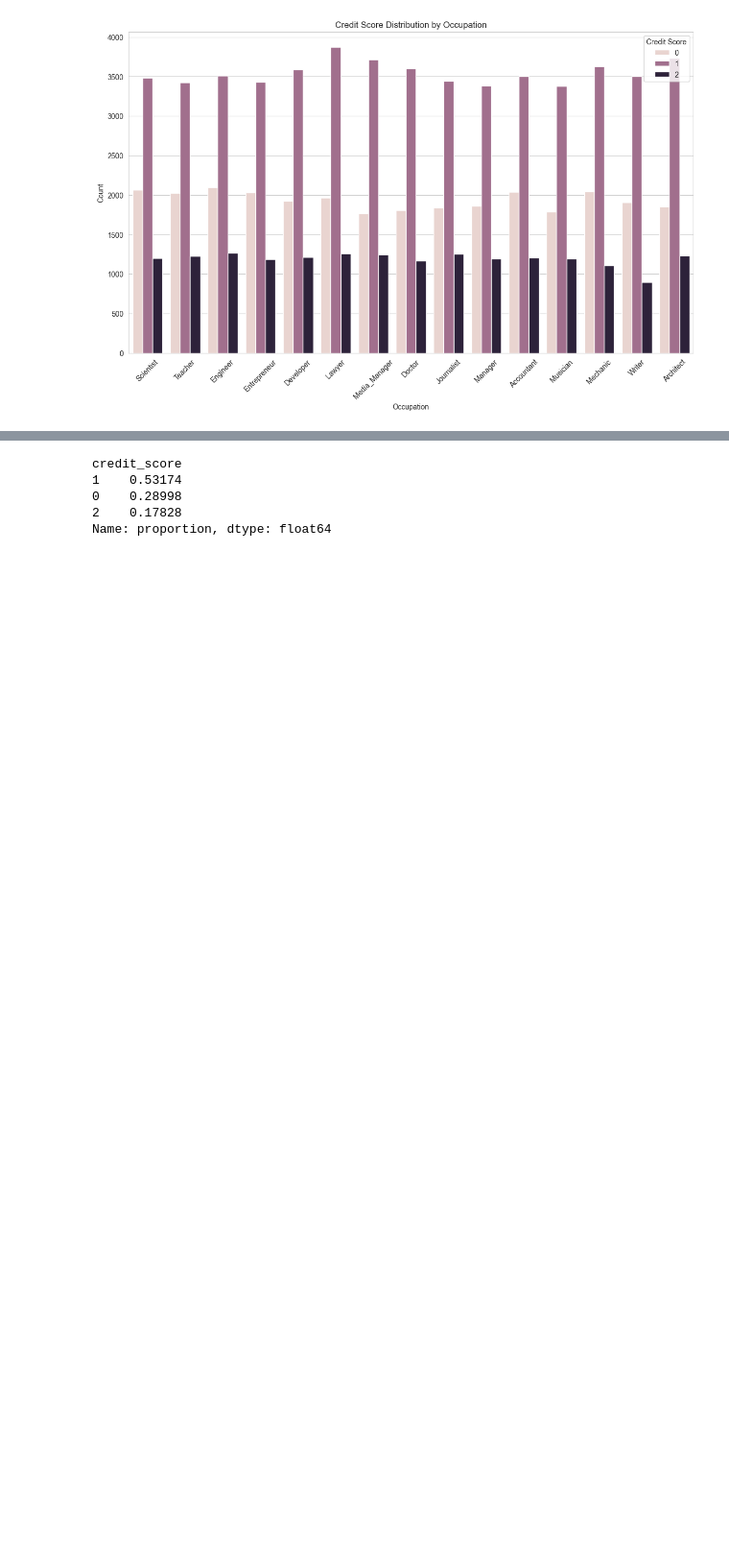
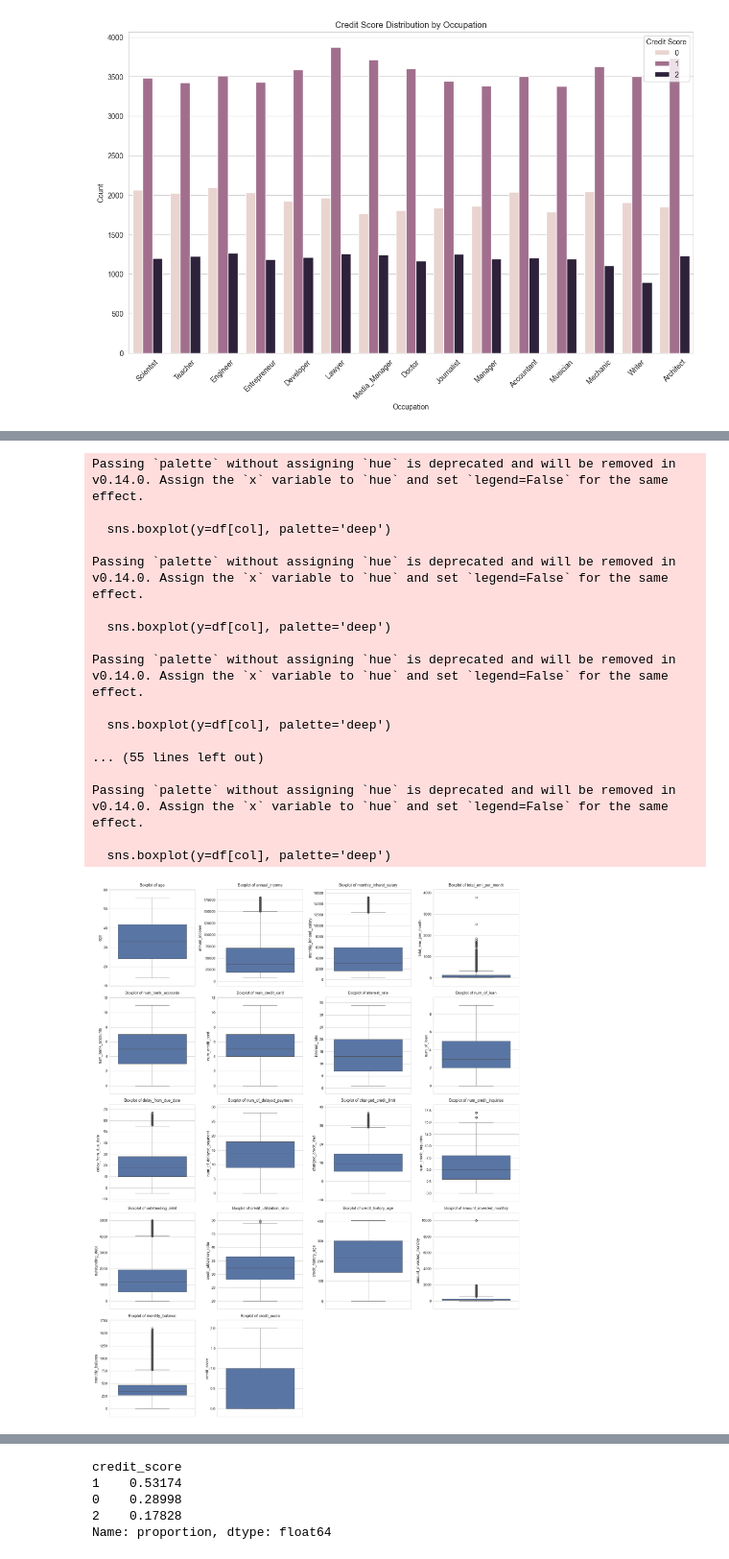
Before and after one commit to arshthesingh/credit_scores, a Jupyter notebook: credit_score.ipynb, the cells around one changed output, grey strips where cells are left out. Shown at 96% size. Saved outputs shown, nothing was run; the diff lists cells and outputs as text; code cells hidden in the pictures; blank space fills up the shorter version.

Commit message:
Additional visualizes to identify distributions, outliers. Also, further data cleaning.

```diff
--- a/credit_score.ipynb
+++ b/credit_score.ipynb
@@ -163,0 +211,41 @@ plt.show()
+# %%
+num_cols = 4  # Number of columns for subplots
+num_rows = (len(numeric_columns) + num_cols - 1) // num_cols  # Number of rows for subplots thru calculation
+
+plt.figure(figsize=(20, num_rows * 5))
+
+# Loop through each numeric column and create a boxplot
+for i, col in enumerate(numeric_columns):
+    plt.subplot(num_rows, num_cols, i + 1)
+    sns.boxplot(y=df[col], palette='deep')
+    plt.title(f'Boxplot of {col}', fontsize=13, pad=10)
+    plt.xlabel('')
+    plt.ylabel(col, fontsize=13)
+    plt.xticks(fontsize=12)
+    plt.yticks(fontsize=12)
+
+    plt.ylim(df[col].min() - (df[col].max() - df[col].min()) * 0.1,
+             df[col].max() + (df[col].max() - df[col].min()) * 0.1)
+
+plt.subplots_adjust(wspace=0.4, hspace=0.7)
+plt.tight_layout()
+plt.show()
+# %% [output]
+Passing `palette` without assigning `hue` is deprecated and will be removed in v0.14.0. Assign the `x` variable to `hue` and set `legend=False` for the same effect.
+
+  sns.boxplot(y=df[col], palette='deep')
+
+Passing `palette` without assigning `hue` is deprecated and will be removed in v0.14.0. Assign the `x` variable to `hue` and set `legend=False` for the same effect.
+
+  sns.boxplot(y=df[col], palette='deep')
+
+Passing `palette` without assigning `hue` is deprecated and will be removed in v0.14.0. Assign the `x` variable to `hue` and set `legend=False` for the same effect.
+
+  sns.boxplot(y=df[col], palette='deep')
+
+... (55 lines left out)
+
+Passing `palette` without assigning `hue` is deprecated and will be removed in v0.14.0. Assign the `x` variable to `hue` and set `legend=False` for the same effect.
+
+  sns.boxplot(y=df[col], palette='deep')
+[figure, added]
```
Also changed, not shown: parts of 10 cells of this notebook.
